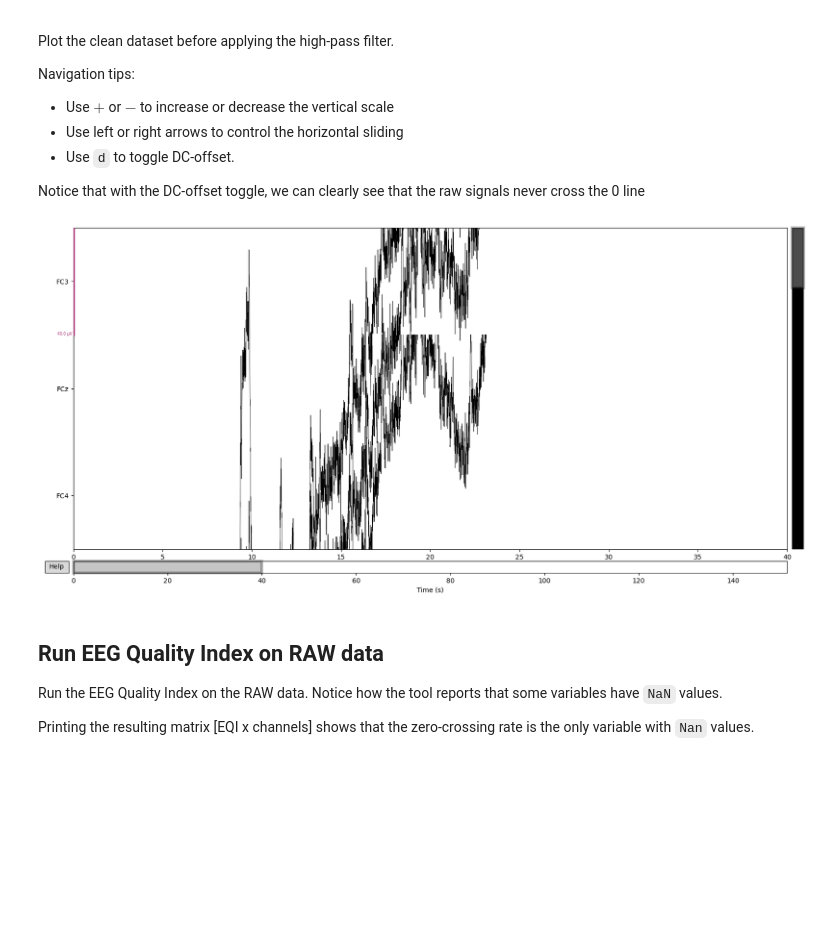
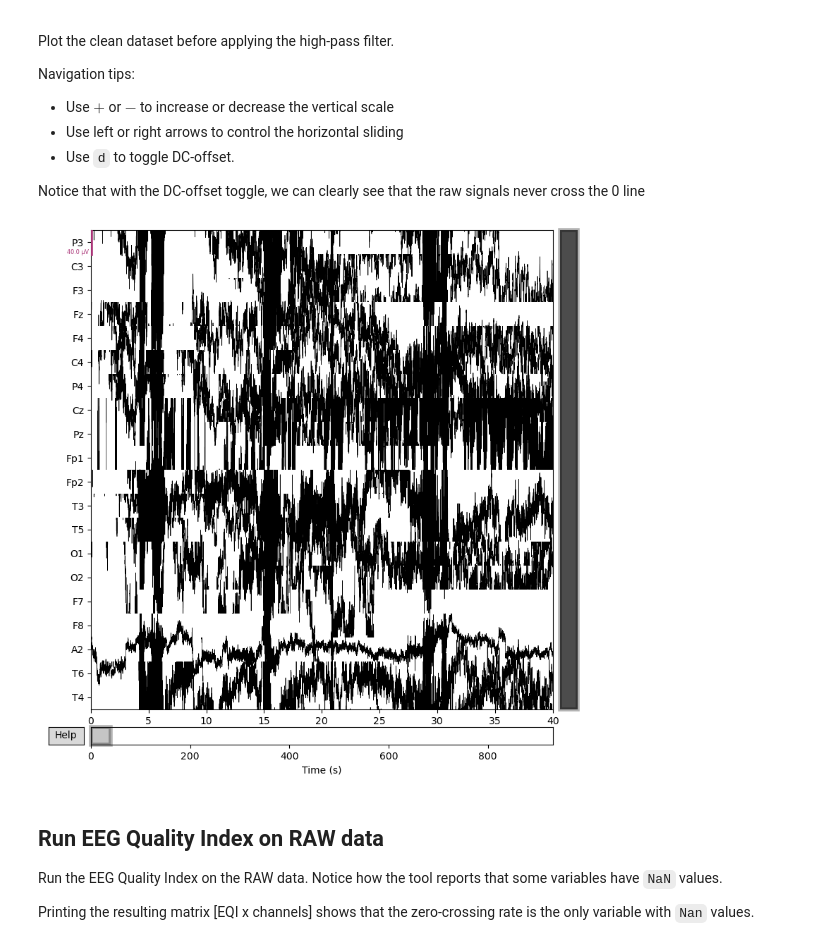
Before and after one commit to danielcomaduran/EEG_quality_index, a Jupyter notebook: Notebooks/03_EZ_test_data.ipynb, the cells around one changed output. Saved outputs shown, nothing was run; the diff lists cells and outputs as text; code cells hidden in the pictures; blank space fills up the shorter version.

```diff
--- a/Notebooks/03_EZ_test_data.ipynb
+++ b/Notebooks/03_EZ_test_data.ipynb
@@ -60,9 +121,10 @@ Navigation tips:
 
 Notice that with the DC-offset toggle, we can clearly see that the raw signals never cross the 0 line
 # %%
-clean.plot(title='RAW', n_channels=3, duration=40)
+clean.plot(title='Cleanish RAW', n_channels=24, duration=40)
+test.plot(title="Test RAW", n_channels=24,duration=40)
 # %% [output]
-[figure, old version]
+[figure, new version]
 # %% [markdown]
 ## Run EEG Quality Index on RAW data
 
```
Also changed, not shown: parts of 7 cells of this notebook, 8 other files.
